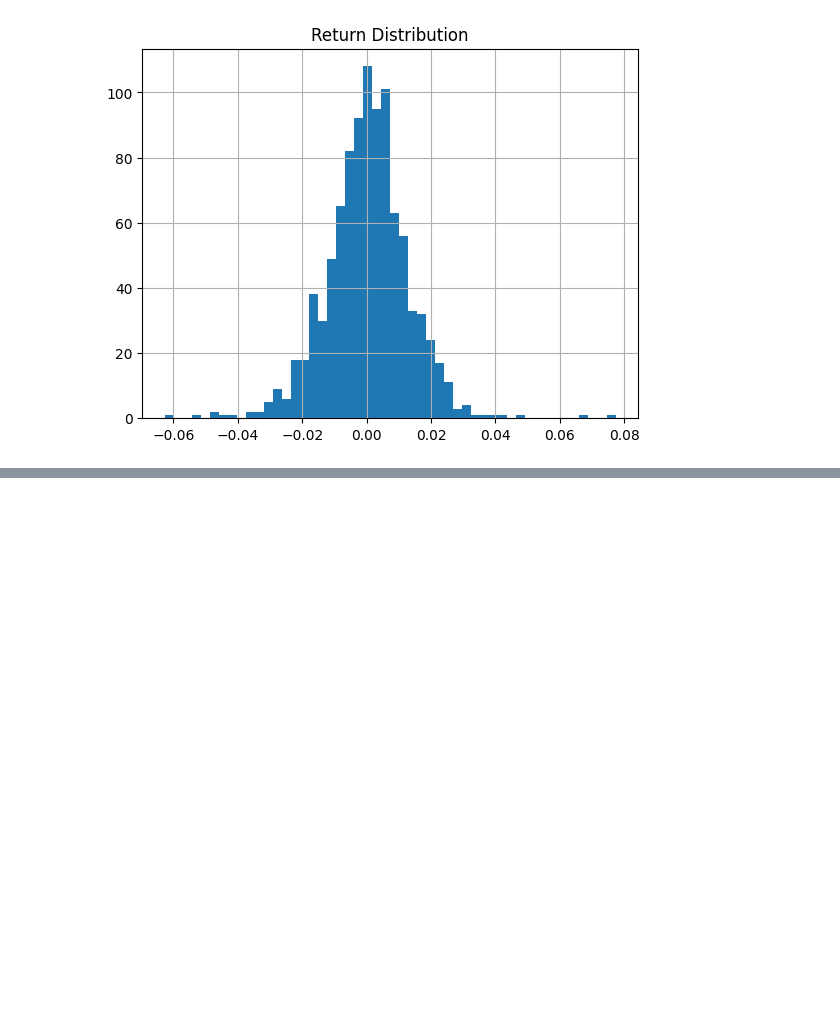
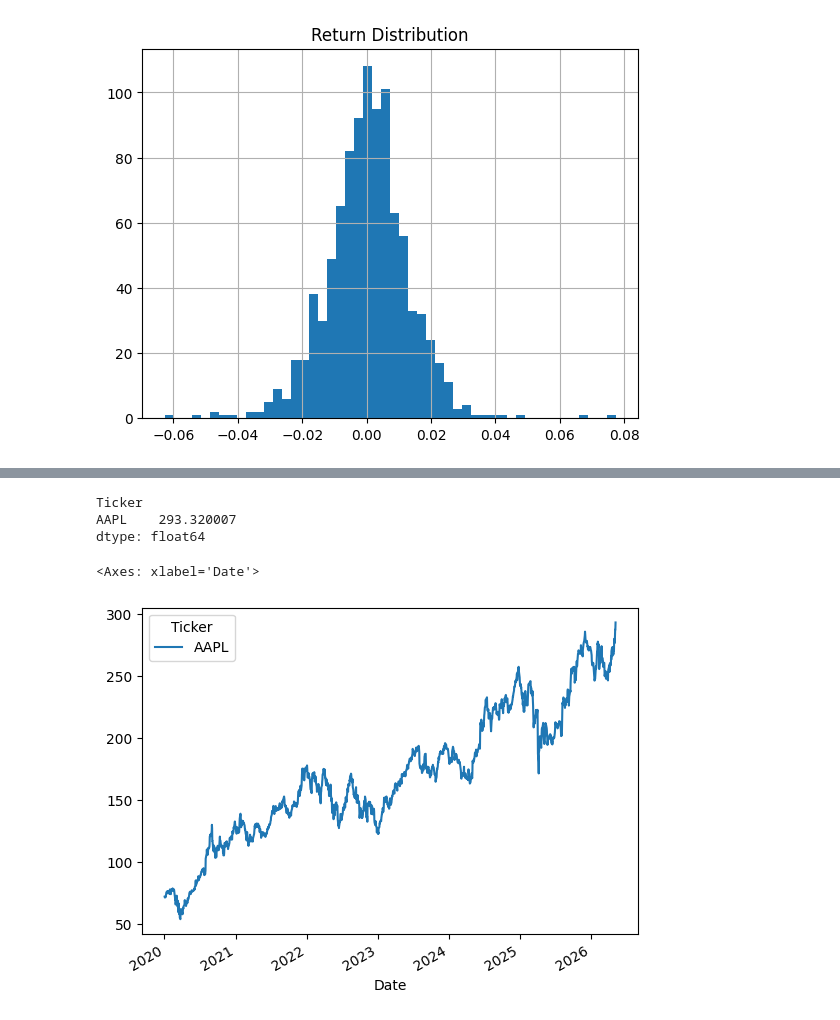
Before and after one commit to mas-analytics/quant-practice, a Jupyter notebook: analysis.ipynb, the cells around one changed output, grey strips where cells are left out. Cells and saved outputs as stored; diff of their text form; code cells hidden in the pictures; blank space fills up the shorter version.

```diff
--- a/analysis.ipynb
+++ b/analysis.ipynb
@@ -139,0 +193,2 @@ df.to_csv("data/^N225_data.csv")
+# %%
+df=yf.download("AAPL",start="2020-01-01")
@@ -139,0 +286,11 @@ df.to_csv("data/^N225_data.csv")
+# %%
+df["Close"].max()
+# %% [output]
+Ticker
+AAPL    293.320007
+dtype: float64
+# %%
+df["Close"].plot()
+# %% [output]
+<Axes: xlabel='Date'>
+[figure, added]
```
Also changed, not shown: parts of 43 cells of this notebook.
